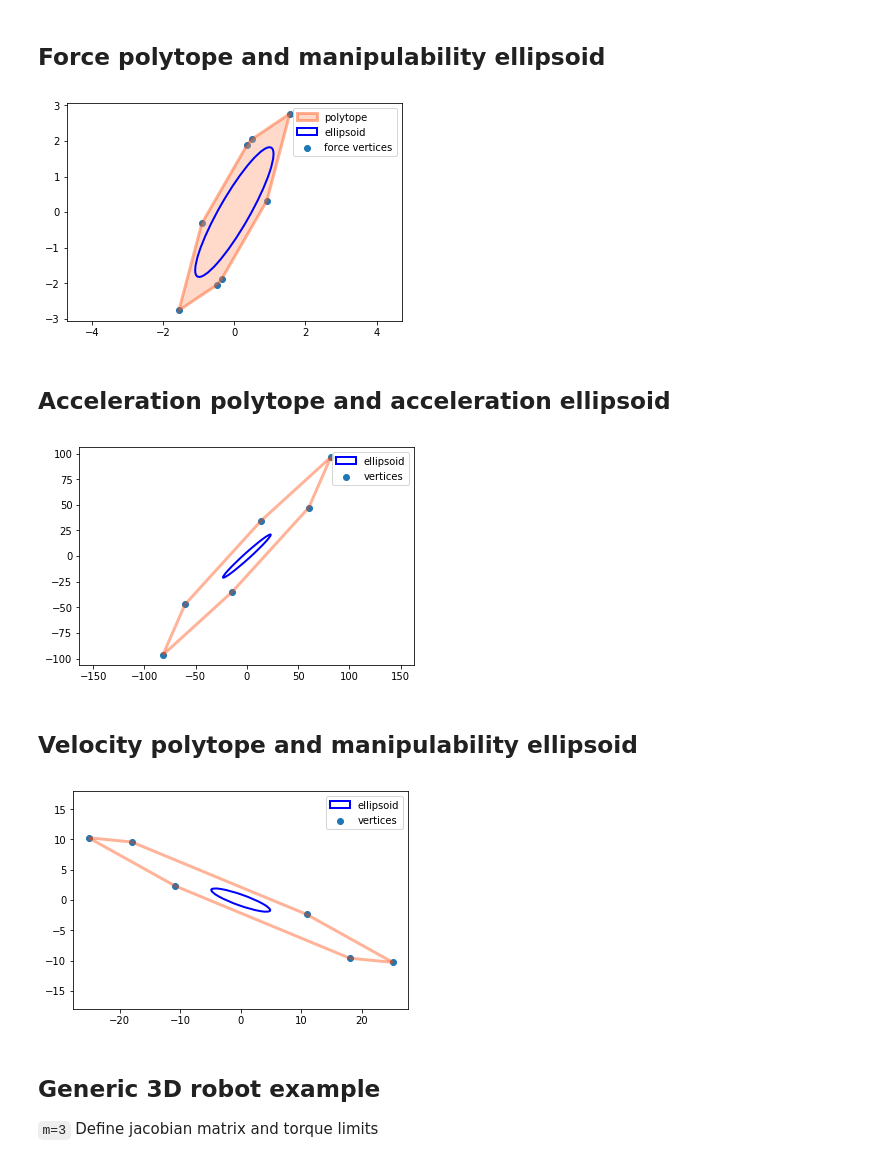
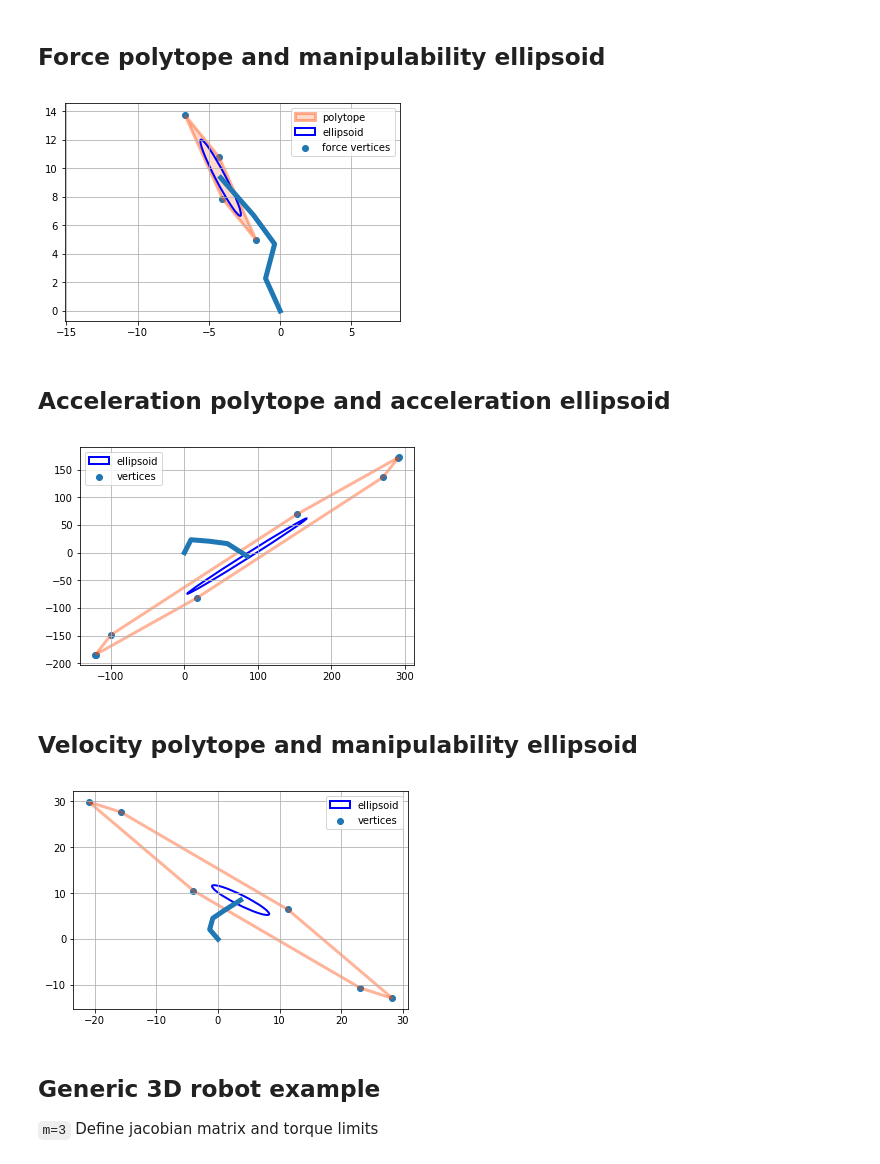
Before and after one commit to auctus-team/pycapacity, a Jupyter notebook: demo_notebook.ipynb, the cells around one changed output. Saved outputs shown, nothing was run; the diff lists cells and outputs as text; code cells hidden in the pictures.

Commit message:
added robot plot in the polytopes

```diff
--- a/demo_notebook.ipynb
+++ b/demo_notebook.ipynb
@@ -73,10 +81,14 @@ def four_link_inertia(joints):
 ## Force polytope and manipulability ellipsoid
 # %%
 # joint positions q
-q  = np.random.rand(4)*np.pi
+q  = np.random.rand(4)*np.pi/3*2-1
 # joint torque limits tau
 tau_min = np.array([[-1], [-1], [-1], [-1]])
 tau_max = np.array([[1], [1], [1], [1]])
+
+# find robot position
+# a bit of scaling
+robot_position = four_link_robot_plot(q)*5
 
 # jacobian
 J = four_link_jacobian(q)
@@ -87,17 +99,24 @@ S,U = capacity.force_ellipsoid(J, tau_max)
 # %%
 # visualise polytope ellispoid
 fig = plt.figure(12)
 ax = fig.gca()
+#plot the robot
+plt.plot(robot_position[0,:],robot_position[1,:],linewidth=5)
+#plot the polytope
+f_vert = f_vert + robot_position[:,-1].reshape(2,1)
+faces = faces  + robot_position[:,-1].reshape(2,1)
 plt.scatter(f_vert[0,:],f_vert[1,:], label="force vertices")
 plt.fill(faces[0][0,:],faces[0][1,:], alpha=0.4, facecolor='lightsalmon', edgecolor='orangered', linewidth=3,label='polytope')
-ellipse = Ellipse(xy=(0, 0), width=2*S[1], height=2*S[0],
+# ellipsoid
+ellipse = Ellipse(xy=(robot_position[0,-1], robot_position[1,-1]), width=2*S[1], height=2*S[0],
                         edgecolor='b', fc='None', lw=2, angle=-np.arctan2(U[0,0],U[0,1])*180/np.pi,label='ellipsoid')
 ax.add_patch(ellipse)
+plt.grid()
 plt.axis('equal')
 plt.legend()
 plt.show()
 # %% [output]
-[figure, old version]
+[figure, new version]
 # %% [markdown]
 ## Acceleration polytope and acceleration ellipsoid
 # %%
@@ -119,17 +142,25 @@ S,U = capacity.acceleration_ellipsoid(J, M, tau_max)
 # visualise polytope ellispoid
 fig = plt.figure(13)
 ax = plt.gca()
+
+#plot the robot
+plt.plot(robot_position[0,:],robot_position[1,:],linewidth=5)
+#plot the polytope
+acc_vert = acc_vert + robot_position[:,-1].reshape(2,1)
+faces = faces  + robot_position[:,-1].reshape(2,1)
+
 plt.scatter(acc_vert[0,:],acc_vert[1,:], label="vertices")
 for face in faces:
     plt.fill(face[0,:],face[1,:], alpha=0.4, facecolor='lightsalmon', edgecolor='orangered', linewidth=3)
-ellipse = Ellipse(xy=(0, 0), width=2*S[1], height=2*S[0],
+# ellipsoid
+ellipse = Ellipse(xy=(robot_position[0,-1], robot_position[1,-1]), width=2*S[1], height=2*S[0],
                         edgecolor='b', fc='None', lw=2, angle=-np.arctan2(U[0,0],U[0,1])*180/np.pi,label='ellipsoid')
 ax.add_patch(ellipse)
-plt.axis('equal')
+plt.grid()
 plt.legend()
 plt.show()
 # %% [output]
-[figure, old version]
+[figure, new version]
 # %% [markdown]
 ## Velocity polytope and manipulability ellipsoid
 # %%
@@ -149,17 +184,25 @@ S,U = capacity.velocity_ellipsoid(J, dq_max)
 # visualise polytope ellipsoid
 fig = plt.figure(14)
 ax = plt.gca()
+
+#plot the robot
+plt.plot(robot_position[0,:],robot_position[1,:],linewidth=5)
+#plot the polytope
+vel_vert = vel_vert + robot_position[:,-1].reshape(2,1)
+faces = faces  + robot_position[:,-1].reshape(2,1)
+
 plt.scatter(vel_vert[0,:],vel_vert[1,:], label="vertices")
 for face in faces:
     plt.fill(face[0,:],face[1,:], alpha=0.4, facecolor='lightsalmon', edgecolor='orangered', linewidth=3)
-ellipse = Ellipse(xy=(0, 0), width=2*S[1], height=2*S[0],
+# ellipsoid
+ellipse = Ellipse(xy=(robot_position[0,-1], robot_position[1,-1]), width=2*S[1], height=2*S[0],
                         edgecolor='b', fc='None', lw=2, angle=-np.arctan2(U[0,0],U[0,1])*180/np.pi,label='ellipsoid')
 ax.add_patch(ellipse)
-plt.axis('equal')
+plt.grid()
 plt.legend()
 plt.show()
 # %% [output]
-[figure, old version]
+[figure, new version]
 # %% [markdown]
 ## Generic 3D robot example
 `m=3`
```
Also changed, not shown: parts of 3 cells of this notebook.
